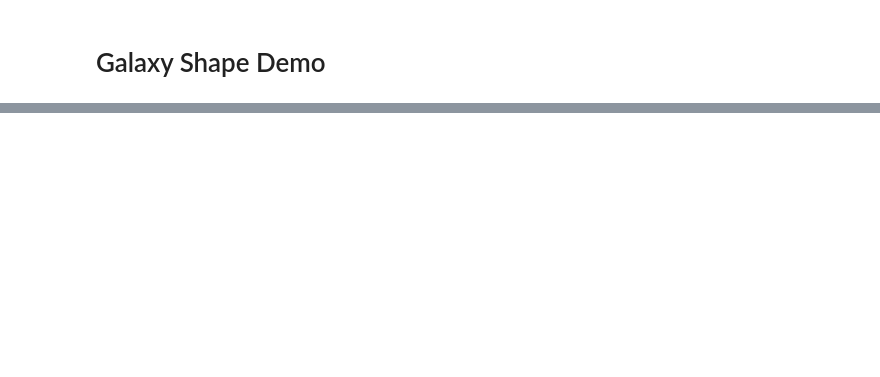
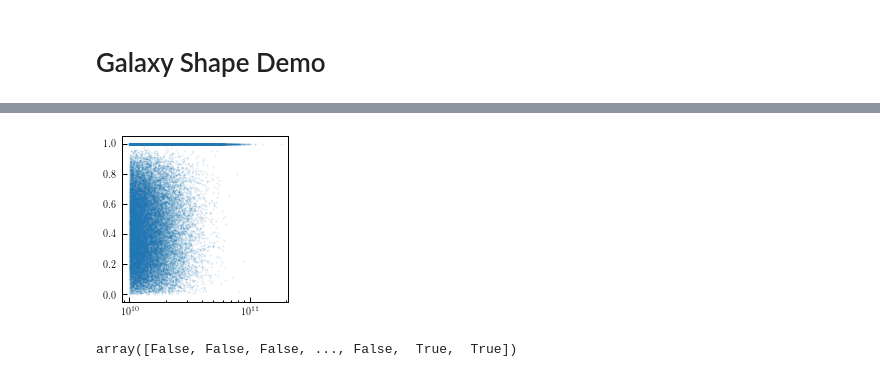
Before and after one commit to duncandc/galaxy_shapes, a Jupyter notebook: shape_models/shape_demo.ipynb, the cells around one changed output, grey strips where cells are left out. Drawn from its saved outputs; the diff is of its cells as text; code cells hidden in the pictures; blank space fills up the shorter version.

```diff
--- a/shape_models/shape_demo.ipynb
+++ b/shape_models/shape_demo.ipynb
@@ -161,0 +213,15 @@ plt.show()
+# %%
+fig = plt.figure(figsize=(3.3,3.3))
+
+# main panel
+rect = 0.2, 0.2, 0.7, 0.7  # left, bottom, width, height
+ax = fig.add_axes(rect)
+ax.scatter(mock['luminosity'], e, s=1, alpha=0.1)
+ax.set_xscale('log')
+plt.show()
+# %% [output]
+[figure, added]
+# %%
+mock['quiescent']==False
+# %% [output]
+array([False, False, False, ..., False,  True,  True])
```
Also changed, not shown: parts of 5 cells of this notebook, 1 other file.
